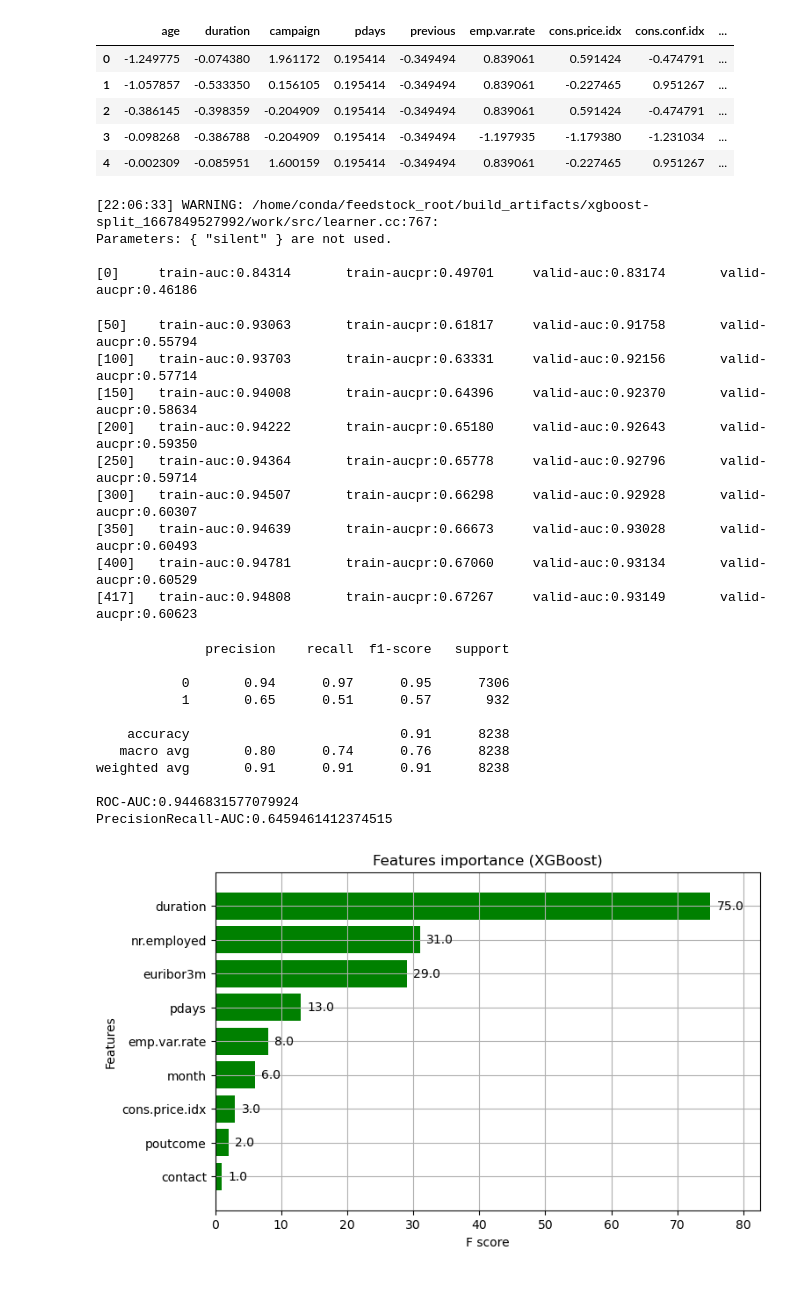
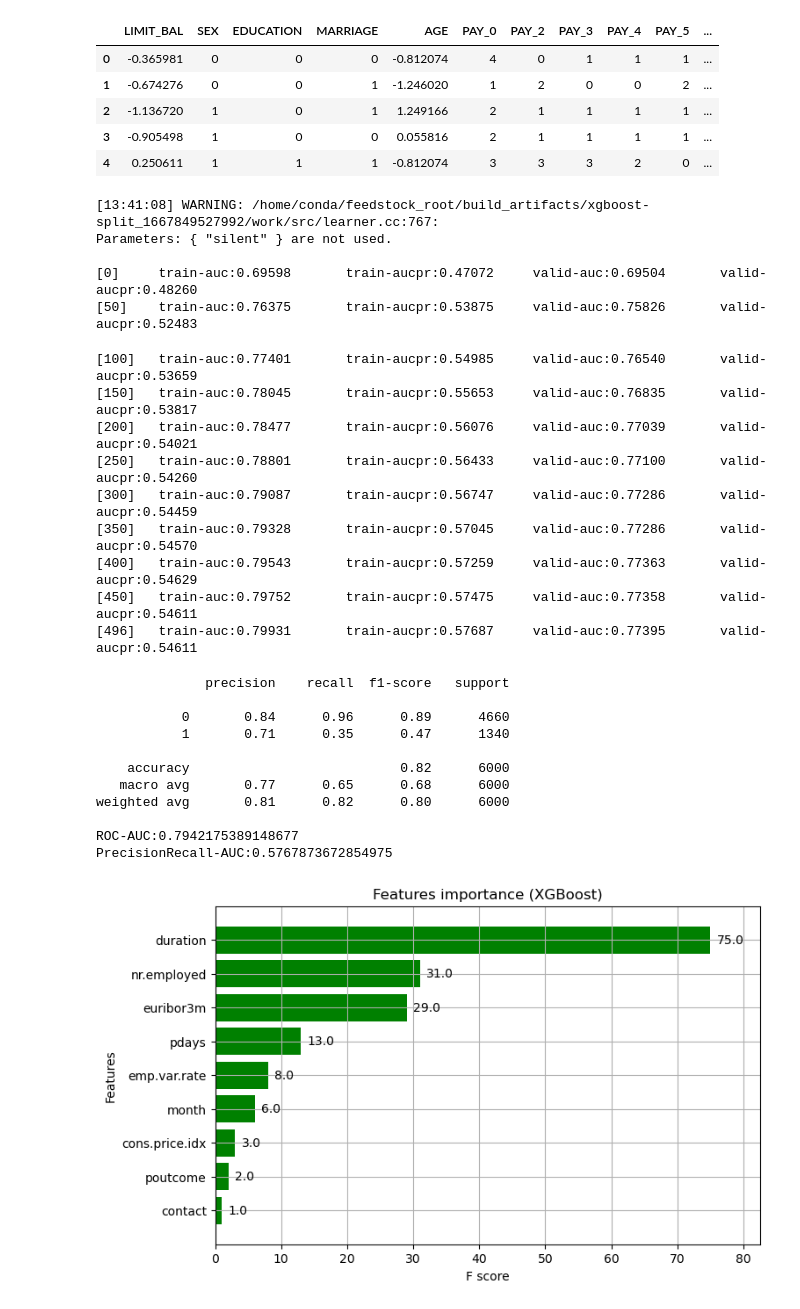
Before and after one commit to VRM1/PytorchRecipes, a Jupyter notebook: Examples/XGB.ipynb, the cells around one changed output. Cells and saved outputs as stored; diff of their text form; code cells hidden in the pictures.

Commit message:
bug: Resolve a major bug in dataloader
The old dataloader was incorrect. Only one file was read. The updated code
changes the entire structure of the
dataloader.

```diff
--- a/Examples/XGB.ipynb
+++ b/Examples/XGB.ipynb
@@ -37,26 +37,26 @@ IS_LOCAL = True
 import os
 # %%
 lukup = {'defaultCredit':'default.payment.next.month', 'bank':'y'}
-name = 'bank'
+name = 'defaultCredit'
 label = lukup[name]
 train_df = pd.read_csv('/home/vineeth/Documents/GitWorkSpace/PytorchRecipes/SimpleMLP/Dataset/{}/fold0/train/data.csv'.format(name))
 valid_df = pd.read_csv('/home/vineeth/Documents/GitWorkSpace/PytorchRecipes/SimpleMLP/Dataset/{}/fold0/valid/data.csv'.format(name))
 test_df = pd.read_csv('/home/vineeth/Documents/GitWorkSpace/PytorchRecipes/SimpleMLP/Dataset/{}/fold0/test/data.csv'.format(name))
 train_label, valid_label, test_label = train_df[label], valid_df[label], test_df[label]
 train_df, valid_df, test_df = train_df.drop(label, axis=1), valid_df.drop(label, axis=1), test_df.drop(label, axis=1)
-numerical_feat = pd.read_csv('/home/vineeth/Documents/GitWorkSpace/PytorchRecipes/SimpleMLP/Dataset/{}/numerical_clms.csv'.format(name)).columns
-train_df = train_df[numerical_feat]
-valid_df = valid_df[numerical_feat]
-test_df = test_df[numerical_feat]
+# numerical_feat = pd.read_csv('/home/vineeth/Documents/GitWorkSpace/PytorchRecipes/SimpleMLP/Dataset/{}/numerical_clms.csv'.format(name)).columns
+# train_df = train_df[numerical_feat]
+# valid_df = valid_df[numerical_feat]
+# test_df = test_df[numerical_feat]
 predictors = train_df.columns
 train_df.head()
 # %% [output]
-|  | age | duration | campaign | pdays | previous | emp.var.rate | cons.price.idx | cons.conf.idx | ... |
-| 0 | -1.249775 | -0.074380 | 1.961172 | 0.195414 | -0.349494 | 0.839061 | 0.591424 | -0.474791 | ... |
-| 1 | -1.057857 | -0.533350 | 0.156105 | 0.195414 | -0.349494 | 0.839061 | -0.227465 | 0.951267 | ... |
-| 2 | -0.386145 | -0.398359 | -0.204909 | 0.195414 | -0.349494 | 0.839061 | 0.591424 | -0.474791 | ... |
-| 3 | -0.098268 | -0.386788 | -0.204909 | 0.195414 | -0.349494 | -1.197935 | -1.179380 | -1.231034 | ... |
-| 4 | -0.002309 | -0.085951 | 1.600159 | 0.195414 | -0.349494 | 0.839061 | -0.227465 | 0.951267 | ... |
+|  | LIMIT_BAL | SEX | EDUCATION | MARRIAGE | AGE | PAY_0 | PAY_2 | PAY_3 | PAY_4 | PAY_5 | ... |
+| 0 | -0.365981 | 0 | 0 | 0 | -0.812074 | 4 | 0 | 1 | 1 | 1 | ... |
+| 1 | -0.674276 | 0 | 0 | 1 | -1.246020 | 1 | 2 | 0 | 0 | 2 | ... |
+| 2 | -1.136720 | 1 | 0 | 1 | 1.249166 | 2 | 1 | 1 | 1 | 1 | ... |
+| 3 | -0.905498 | 1 | 0 | 0 | 0.055816 | 2 | 1 | 1 | 1 | 1 | ... |
+| 4 | 0.250611 | 1 | 1 | 1 | -0.812074 | 3 | 3 | 3 | 2 | 0 | ... |
 # %%
 # Prepare the train and valid datasets
 dtrain = xgb.DMatrix(train_df.values, train_label.values.flatten(), feature_names=predictors)
@@ -86,19 +86,20 @@ model = xgb.train(params,
                 maximize=True,
                 verbose_eval=VERBOSE_EVAL)
 # %% [output]
-[22:06:33] WARNING: /home/conda/feedstock_root/build_artifacts/xgboost-split_1667849527992/work/src/learner.cc:767:
+[13:41:08] WARNING: /home/conda/feedstock_root/build_artifacts/xgboost-split_1667849527992/work/src/learner.cc:767:
 Parameters: { "silent" } are not used.
 
-[0]     train-auc:0.84314       train-aucpr:0.49701     valid-auc:0.83174       valid-aucpr:0.46186
+[0]     train-auc:0.69598       train-aucpr:0.47072     valid-auc:0.69504       valid-aucpr:0.48260
+[50]    train-auc:0.76375       train-aucpr:0.53875     valid-auc:0.75826       valid-aucpr:0.52483
-[50]    train-auc:0.93063       train-aucpr:0.61817     valid-auc:0.91758       valid-aucpr:0.55794
-[100]   train-auc:0.93703       train-aucpr:0.63331     valid-auc:0.92156       valid-aucpr:0.57714
-[150]   train-auc:0.94008       train-aucpr:0.64396     valid-auc:0.92370       valid-aucpr:0.58634
-[200]   train-auc:0.94222       train-aucpr:0.65180     valid-auc:0.92643       valid-aucpr:0.59350
-[250]   train-auc:0.94364       train-aucpr:0.65778     valid-auc:0.92796       valid-aucpr:0.59714
-[300]   train-auc:0.94507       train-aucpr:0.66298     valid-auc:0.92928       valid-aucpr:0.60307
-[350]   train-auc:0.94639       train-aucpr:0.66673     valid-auc:0.93028       valid-aucpr:0.60493
-[400]   train-auc:0.94781       train-aucpr:0.67060     valid-auc:0.93134       valid-aucpr:0.60529
-[417]   train-auc:0.94808       train-aucpr:0.67267     valid-auc:0.93149       valid-aucpr:0.60623
+[100]   train-auc:0.77401       train-aucpr:0.54985     valid-auc:0.76540       valid-aucpr:0.53659
+[150]   train-auc:0.78045       train-aucpr:0.55653     valid-auc:0.76835       valid-aucpr:0.53817
+[200]   train-auc:0.78477       train-aucpr:0.56076     valid-auc:0.77039       valid-aucpr:0.54021
+[250]   train-auc:0.78801       train-aucpr:0.56433     valid-auc:0.77100       valid-aucpr:0.54260
+[300]   train-auc:0.79087       train-aucpr:0.56747     valid-auc:0.77286       valid-aucpr:0.54459
+[350]   train-auc:0.79328       train-aucpr:0.57045     valid-auc:0.77286       valid-aucpr:0.54570
+[400]   train-auc:0.79543       train-aucpr:0.57259     valid-auc:0.77363       valid-aucpr:0.54629
+[450]   train-auc:0.79752       train-aucpr:0.57475     valid-auc:0.77358       valid-aucpr:0.54611
+[496]   train-auc:0.79931       train-aucpr:0.57687     valid-auc:0.77395       valid-aucpr:0.54611
 # %%
 from sklearn.metrics import classification_report
 from sklearn.metrics import average_precision_score, roc_auc_score
@@ -111,15 +112,15 @@ print("PrecisionRecall-AUC:{}".format(average_precision_score(test_label.values.
 # %% [output]
               precision    recall  f1-score   support
 
-           0       0.94      0.97      0.95      7306
-           1       0.65      0.51      0.57       932
+           0       0.84      0.96      0.89      4660
+           1       0.71      0.35      0.47      1340
 
-    accuracy                           0.91      8238
-   macro avg       0.80      0.74      0.76      8238
-weighted avg       0.91      0.91      0.91      8238
+    accuracy                           0.82      6000
+   macro avg       0.77      0.65      0.68      6000
+weighted avg       0.81      0.82      0.80      6000
 
-ROC-AUC:0.9446831577079924
-PrecisionRecall-AUC:0.6459461412374515
+ROC-AUC:0.7942175389148677
+PrecisionRecall-AUC:0.5767873672854975
 # %%
 fig, (ax) = plt.subplots(ncols=1, figsize=(8,5))
 xgb.plot_importance(model, height=0.8, title="Features importance (XGBoost)", ax=ax, color="green")
```
Also changed, not shown: 4 other files.
